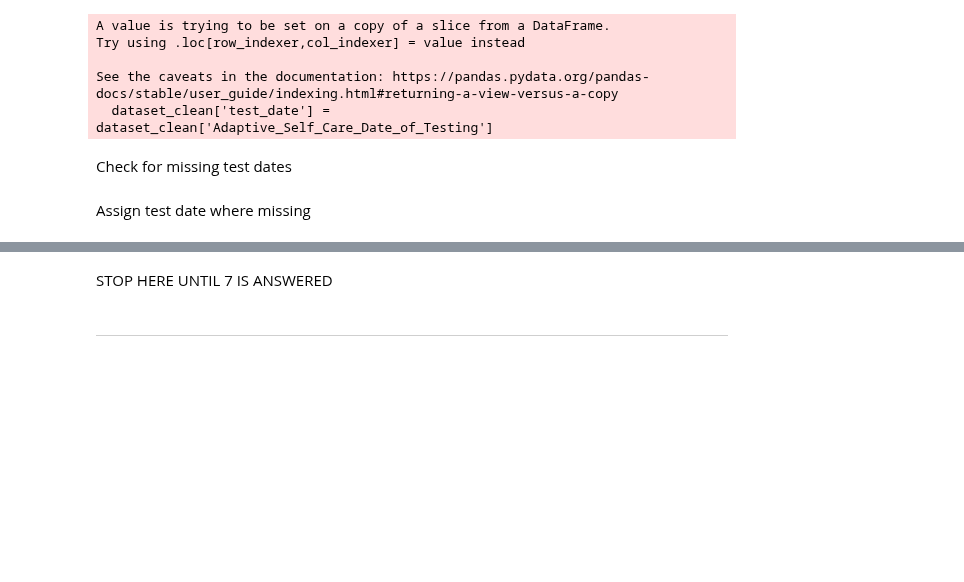
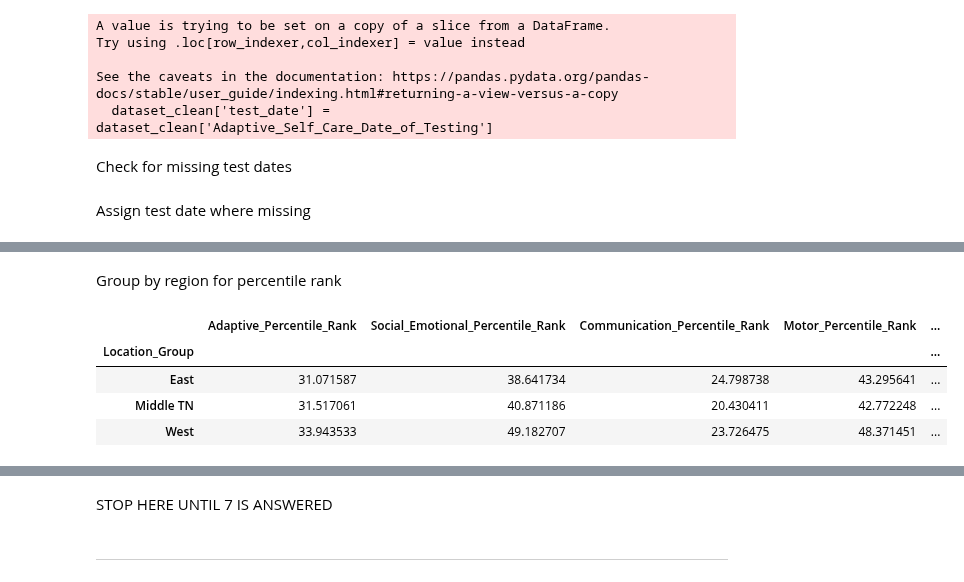
Before and after one commit to NSS-Data-Analytics-Cohort-10/teis-concat-dog, a Jupyter notebook: notebooks/teis_concatdog.ipynb, the cells around one changed output, grey strips where cells are left out. Cells and saved outputs as stored; diff of their text form; code cells hidden in the pictures; blank space fills up the shorter version.

```diff
--- a/notebooks/teis_concatdog.ipynb
+++ b/notebooks/teis_concatdog.ipynb
@@ -300,0 +369,10 @@ dataset_clean.at[23271,'test_date']= pd.to_datetime('2023-07-17')
+# %% [markdown]
+Group by region for percentile rank
+# %%
+dataset_clean_eligibility.groupby('Location_Group')[percentile_columns].mean()
+# %% [output]
+|  | Adaptive_Percentile_Rank | Social_Emotional_Percentile_Rank | Communication_Percentile_Rank | Motor_Percentile_Rank | ... |
+| Location_Group |  |  |  |  | ... |
+| East | 31.071587 | 38.641734 | 24.798738 | 43.295641 | ... |
+| Middle TN | 31.517061 | 40.871186 | 20.430411 | 42.772248 | ... |
+| West | 33.943533 | 49.182707 | 23.726475 | 48.371451 | ... |
```
Also changed, not shown: parts of 13 cells of this notebook.
